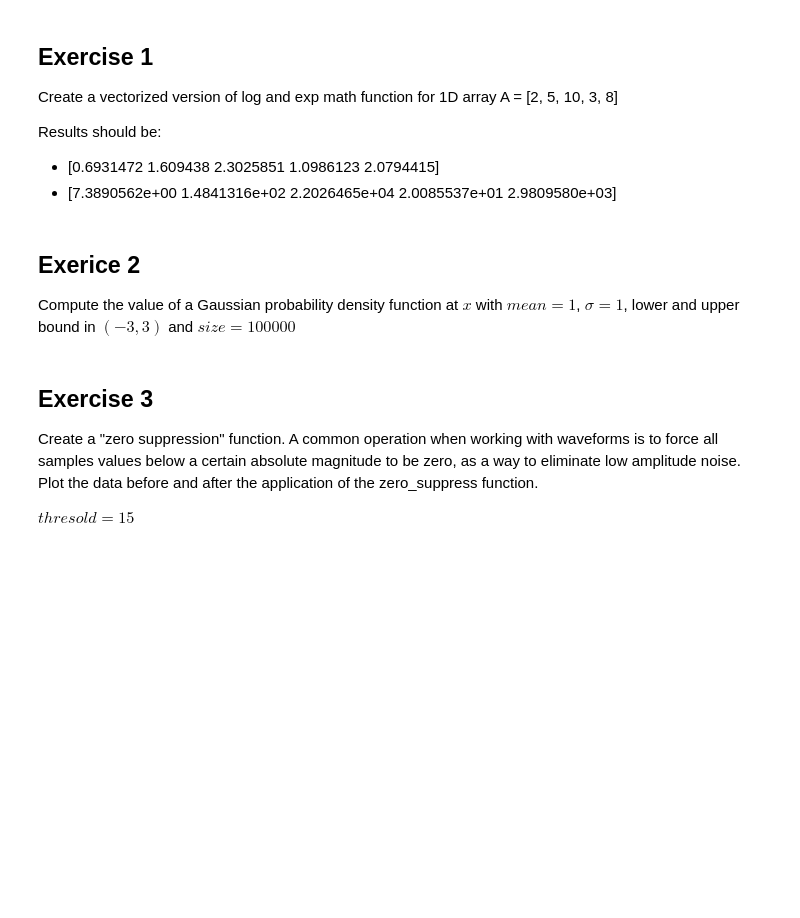
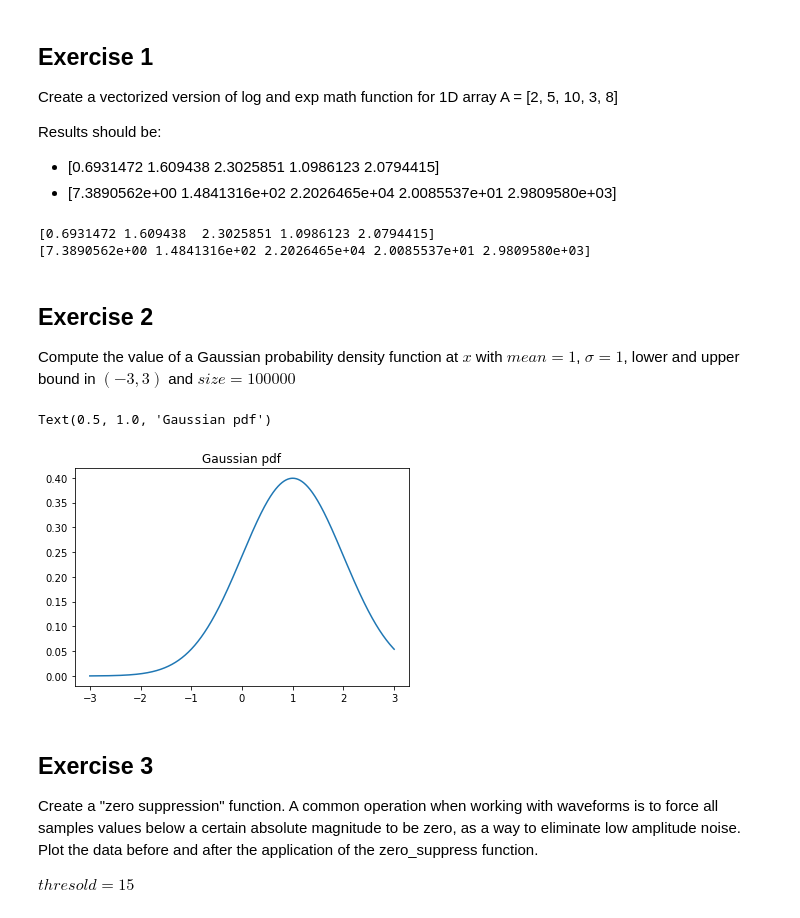
Before and after one commit to donaldssh/LaboratoryOfComputationalPhysics_Y3, a Jupyter notebook: 09ex_Numba.ipynb, the cells around one changed output. Saved outputs shown, nothing was run; the diff lists cells and outputs as text; code cells hidden in the pictures; blank space fills up the shorter version.

```diff
--- a/09ex_Numba.ipynb
+++ b/09ex_Numba.ipynb
@@ -6,9 +6,49 @@ Create a vectorized version of log and exp math function for 1D array A = [2, 5,
 Results should be:
 + [0.6931472 1.609438  2.3025851 1.0986123 2.0794415]
 + [7.3890562e+00 1.4841316e+02 2.2026465e+04 2.0085537e+01 2.9809580e+03]
+# %%
+import os
+import math as m
+import numpy as np
+from numba import vectorize, float32, int32
+
+@vectorize([float32(int32)], target='parallel', fastmath=True)
+def log(x):
+    return m.log(x)
+
+@vectorize([float32(int32)], target='parallel', fastmath=True)
+def exp(x):
+    return m.exp(x)
+
+A = np.array([2,5,10,3,8]).astype(np.int32)
+
+print(log(A))
+print(exp(A))
+# %% [output]
+[0.6931472 1.609438  2.3025851 1.0986123 2.0794415]
+[7.3890562e+00 1.4841316e+02 2.2026465e+04 2.0085537e+01 2.9809580e+03]
 # %% [markdown]
-## Exerice 2
+## Exercise 2
 Compute the value of a Gaussian probability density function at $x$ with $mean = 1$, $\sigma = 1$, lower and upper bound in $(-3, 3)$ and $size = 100000$
+# %%
+import matplotlib.pyplot as plt
+import numpy as np
+
+
+@vectorize([float32(float32)], target = 'parallel', fastmath = True)
+def N(x):
+    mean = 1
+    sigma = 1
+    return 1/(m.sqrt(2*np.pi)*sigma) * m.exp(-1/2*((x-mean)/sigma)**2)
+
+size = 100000
+x = np.linspace(-3, 3, size, dtype=np.float32)
+
+plt.plot(x, N(x))
+plt.title("Gaussian pdf")
+# %% [output]
+Text(0.5, 1.0, 'Gaussian pdf')
+[figure, added]
 # %% [markdown]
 ## Exercise 3
 
```
Also changed, not shown: parts of 4 cells of this notebook.
